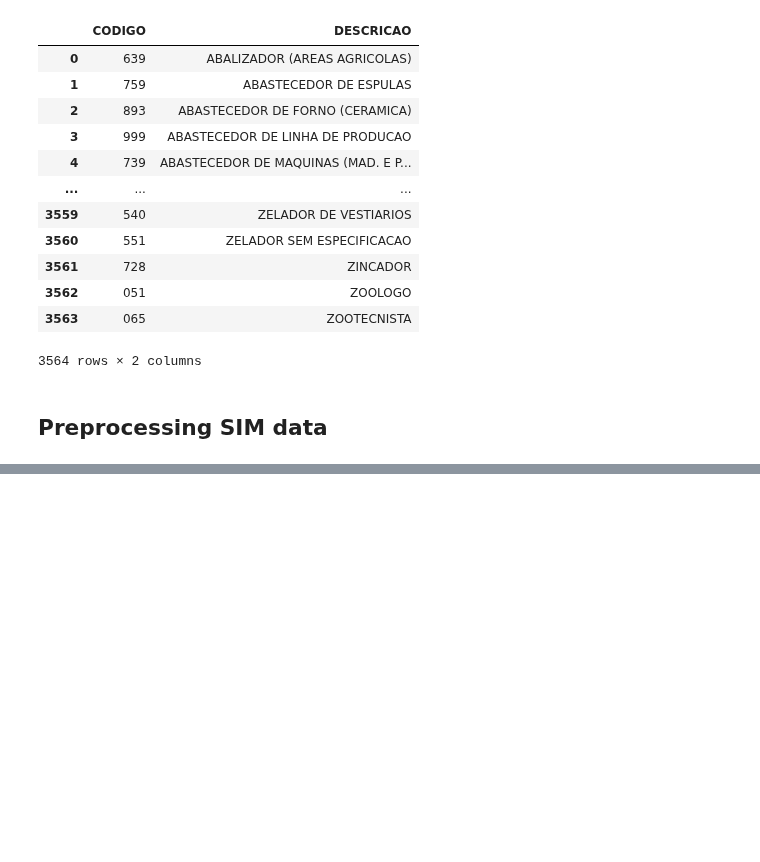
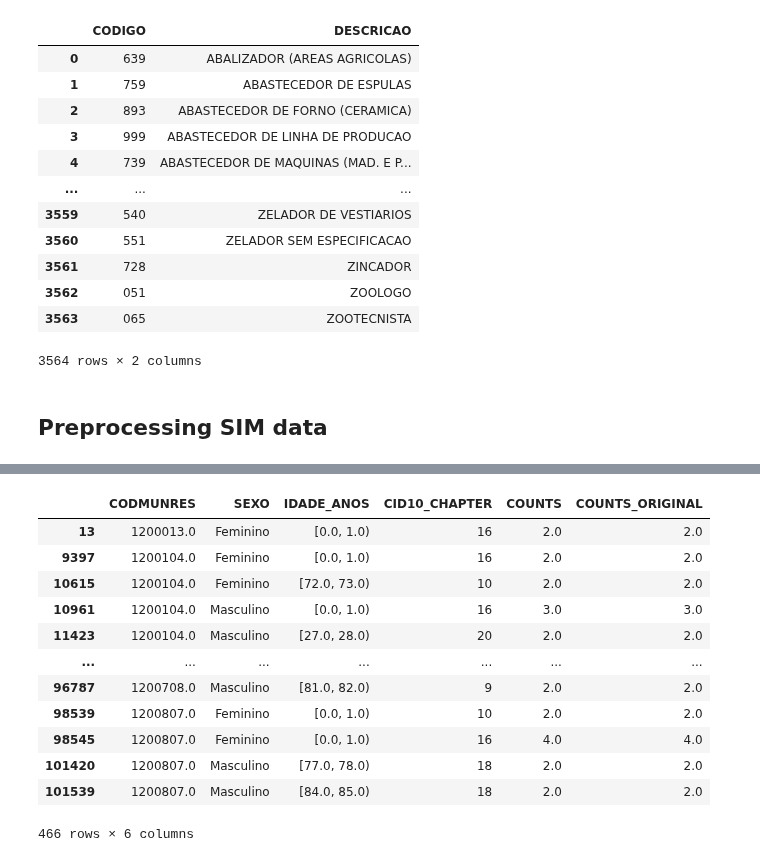
Before and after one commit to AlertaDengue/PySUS, a Jupyter notebook: docs/source/tutorials/Preprocessing SIM.ipynb, the cells around one changed output, grey strips where cells are left out. Saved outputs shown, nothing was run; the diff lists cells and outputs as text; code cells hidden in the pictures; blank space fills up the shorter version.

```diff
--- a/docs/source/tutorials/Preprocessing SIM.ipynb
+++ b/docs/source/tutorials/Preprocessing SIM.ipynb
@@ -94,11 +110,11 @@ get_ocupations()
 # %%
-#df['SEXO'] = df['SEXO'].astype('object')
+df['SEXO'] = df['SEXO'].astype('object')
 # %%
-#variables = ['CODMUNRES','SEXO','IDADE_ANOS','CID10_CHAPTER']
+variables = ['CODMUNRES','SEXO','IDADE_ANOS','CID10_CHAPTER']
 
-#df = translate_variables_SIM(
-#                                df,
-#                                age_classes=True,
-#                                classify_cid10_chapters=True,
-#                            )
-#df = df[variables]
+df = translate_variables_SIM(
+    df,
+    age_classes=True,
+    classify_cid10_chapters=True,
+)
+df = df[variables]
@@ -105,8 +130,22 @@ get_ocupations()
 # %%
-#counts = group_and_count(df,variables)
-#counts["COUNTS_ORIGINAL"] = counts["COUNTS"]
-#nan_string = 'missing'
+counts = group_and_count(df,variables)
+counts["COUNTS_ORIGINAL"] = counts["COUNTS"]
+nan_string = 'missing'
 # %%
-#counts = redistribute_missing(counts,['CODMUNRES','SEXO','IDADE_ANOS'],nan_string=nan_string)
-#counts[counts["COUNTS"] > 1]
+counts = redistribute_missing(counts,['CODMUNRES','SEXO','IDADE_ANOS'],nan_string=nan_string)
+counts[counts["COUNTS"] > 1]
+# %% [output]
+|  | CODMUNRES | SEXO | IDADE_ANOS | CID10_CHAPTER | COUNTS | COUNTS_ORIGINAL |
+| 13 | 1200013.0 | Feminino | [0.0, 1.0) | 16 | 2.0 | 2.0 |
+| 9397 | 1200104.0 | Feminino | [0.0, 1.0) | 16 | 2.0 | 2.0 |
+| 10615 | 1200104.0 | Feminino | [72.0, 73.0) | 10 | 2.0 | 2.0 |
+| 10961 | 1200104.0 | Masculino | [0.0, 1.0) | 16 | 3.0 | 3.0 |
+| 11423 | 1200104.0 | Masculino | [27.0, 28.0) | 20 | 2.0 | 2.0 |
+| ... | ... | ... | ... | ... | ... | ... |
+| 96787 | 1200708.0 | Masculino | [81.0, 82.0) | 9 | 2.0 | 2.0 |
+| 98539 | 1200807.0 | Feminino | [0.0, 1.0) | 10 | 2.0 | 2.0 |
+| 98545 | 1200807.0 | Feminino | [0.0, 1.0) | 16 | 4.0 | 4.0 |
+| 101420 | 1200807.0 | Masculino | [77.0, 78.0) | 18 | 2.0 | 2.0 |
+| 101539 | 1200807.0 | Masculino | [84.0, 85.0) | 18 | 2.0 | 2.0 |
+466 rows × 6 columns
 # %%
```
Also changed, not shown: parts of 4 cells of this notebook, 5 other files.
